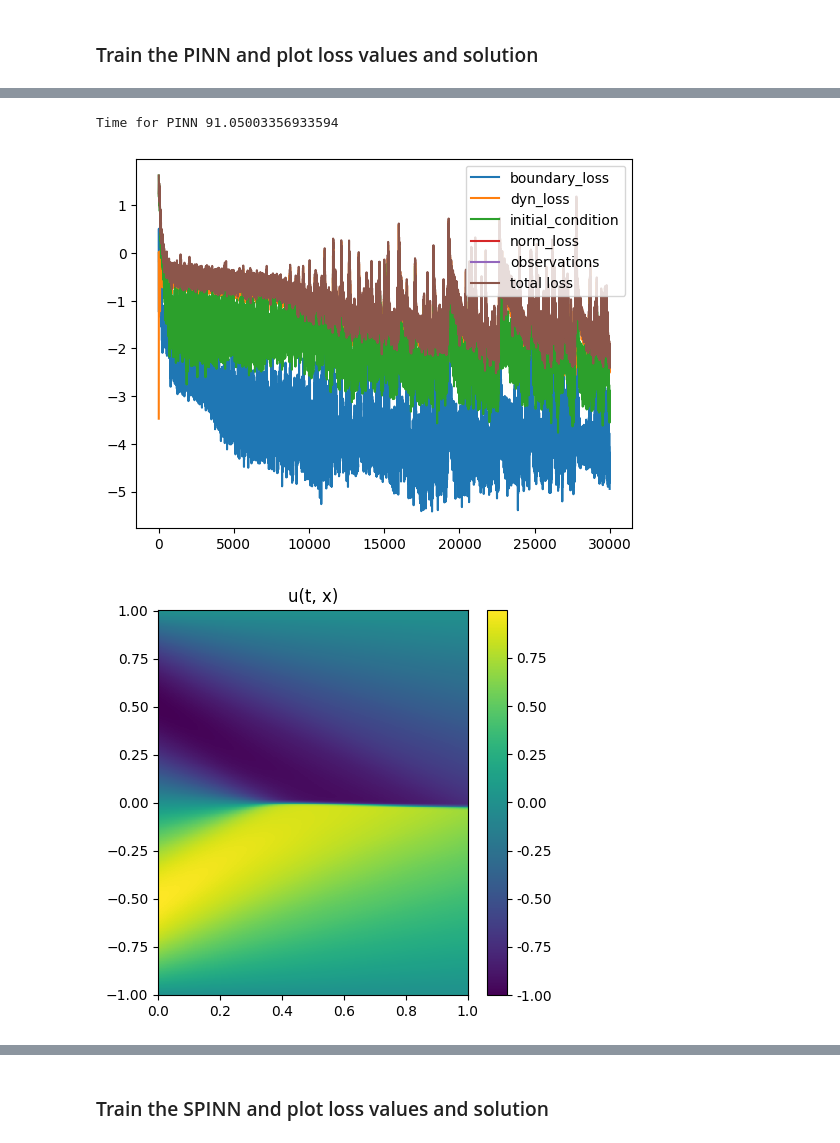
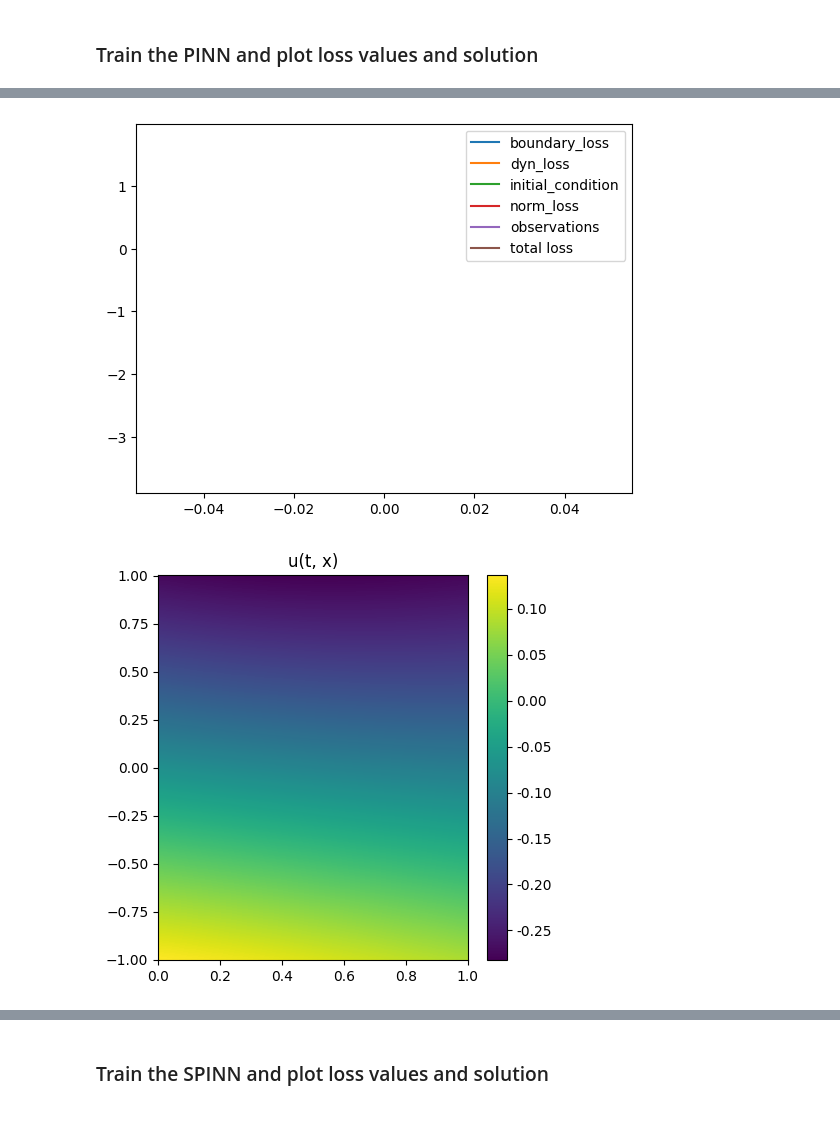
Before and after one commit to mia-jinns/jinns, a Jupyter notebook: Notebooks/PDE/1D_non_stationary_Burger.ipynb, the cells around one changed output, grey strips where cells are left out. Cells and saved outputs as stored; diff of their text form; code cells hidden in the pictures.

```diff
--- a/Notebooks/PDE/1D_non_stationary_Burger.ipynb
+++ b/Notebooks/PDE/1D_non_stationary_Burger.ipynb
@@ -71,11 +71,11 @@ init_nn_params_spinn = u_spinn.init_params()
 # %% [markdown]
 Create a DataGenerator object.
 # %%
-n = 5000
-nt = 5000
+n = 2500
+nt = 2500
 nb = 2
-omega_batch_size = 32
-temporal_batch_size = 32
+omega_batch_size = 2500
+temporal_batch_size = 2500
 omega_border_batch_size = 1
 dim = 1
 xmin = -1
@@ -98,7 +98,8 @@ train_data = jinns.data.CubicMeshPDENonStatio(
     max_pts=(xmax,),
     tmin=tmin,
     tmax=tmax,
-    method=method
+    method=method,
+    cartesian_product=False
 )
 # %% [markdown]
 Note the `cartesian_product=False` in the cell below, which tells the `train_data_spinn` DataGenerator not to output cartesian product of space and time collocation points. It is because we use a separable PINN (SPINN) which already does similar operations internally (more precisely, outer products of each axis-dimension).
@@ -146,7 +147,7 @@ init_params_spinn = jinns.parameters.Params(
 def u0(x):
     return -jnp.sin(jnp.pi * x)
 
-plt.plot(train_data.omega.sort(axis=0), vmap(u0, (0), 0)(train_data.omega.sort(axis=0)))
+plt.plot(train_data.times_x_omega[:, 1:2].sort(axis=0), vmap(u0, (0), 0)(train_data.times_x_omega[:, 1:2].sort(axis=0)))
 plt.title(r"Init condition $u_0$")
 # %% [output]
 Text(0.5, 1.0, 'Init condition $u_0$')
@@ -161,7 +162,7 @@ loss_pinn = jinns.loss.LossPDENonStatio(
     u=u_pinn,
     loss_weights=loss_weights,
     dynamic_loss=be_loss,
-    omega_boundary_fun=lambda t, dx: 0,
+    omega_boundary_fun=lambda t_dx: 0,
     omega_boundary_condition="dirichlet",
     initial_condition_fun=u0,
     params=init_params_pinn
@@ -190,9 +191,8 @@ The learning process here consider known equation parameters `eq_params`. We thu
 params_pinn = init_params_pinn
 import optax
 tx = optax.adamw(learning_rate=1e-3)
-n_iter = 30000
+n_iter = 1#15000
 
-start = time.time()
 params_pinn, total_loss_list_pinn, loss_by_term_dict_pinn, _, _, _, _ , _, _ = jinns.solve(
     init_params=params_pinn,
     data=train_data,
@@ -200,5 +200,4 @@ params_pinn, total_loss_list_pinn, loss_by_term_dict_pinn, _, _, _, _ , _, _ = j
     loss=loss_pinn,
     n_iter=n_iter
 )
-end = time.time()
 # %% [output]
@@ -222,8 +209,3 @@ Final iteration 30000: train loss value = 0.012214910238981247
-# %%
-time_pinn = end - start
-print("Time for PINN", time_pinn)
-# %% [output]
-Time for PINN 91.05003356933594
 # %%
 for loss_name, loss_values in loss_by_term_dict_pinn.items():
     plt.plot(jnp.log10(loss_values), label=loss_name)
@@ -231,18 +213,18 @@ plt.plot(jnp.log10(total_loss_list_pinn), label="total loss")
 plt.legend()
 plt.show()
 # %% [output]
-[figure, old version]
+[figure, new version]
 # %%
 nx = 500
 val_xdata = jnp.linspace(xmin, xmax, nx)
 ntime = 500
 val_times = jnp.linspace(tmin, tmax, ntime)
 # %%
-u_est_pinn = lambda t, x:u_pinn(t, x, params_pinn)
+u_est_pinn = lambda t_x:u_pinn(t_x, params_pinn)
 # same subkey
 jinns.plot.plot1d_image(u_est_pinn, xdata=val_xdata, times=val_times, cmap="viridis", colorbar=True, figsize=(5, 5), title="u(t, x)")
 # %% [output]
-[figure, old version]
+[figure, new version]
 # %%
 time_slices = [0, 0.2, 0.4, 0.75, 0.95, 1.]
 jinns.plot.plot1d_slice(u_est_pinn, xdata=val_xdata, time_slices=time_slices,  figsize=(5, 5))
```
Also changed, not shown: parts of 9 cells of this notebook, 4 other files.
